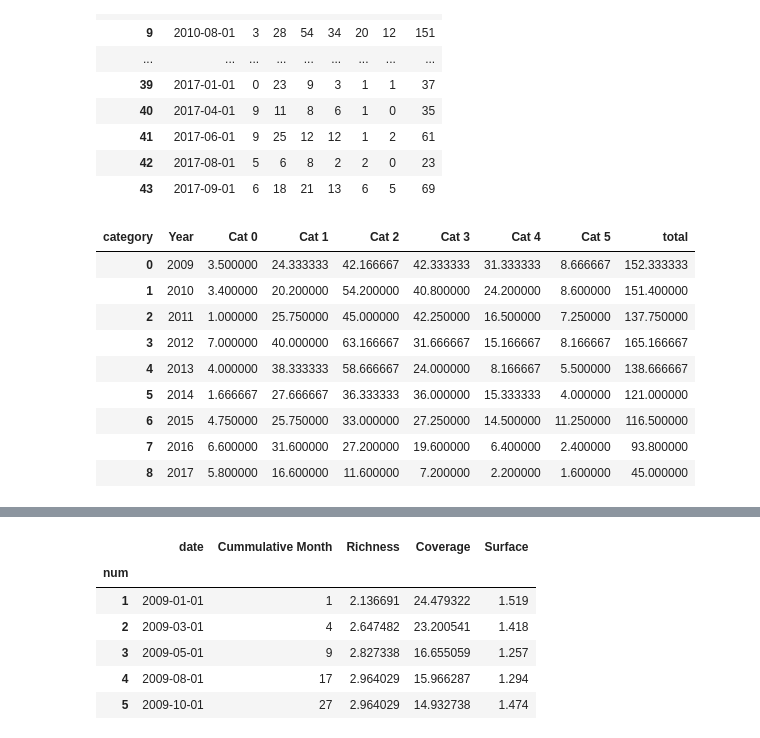
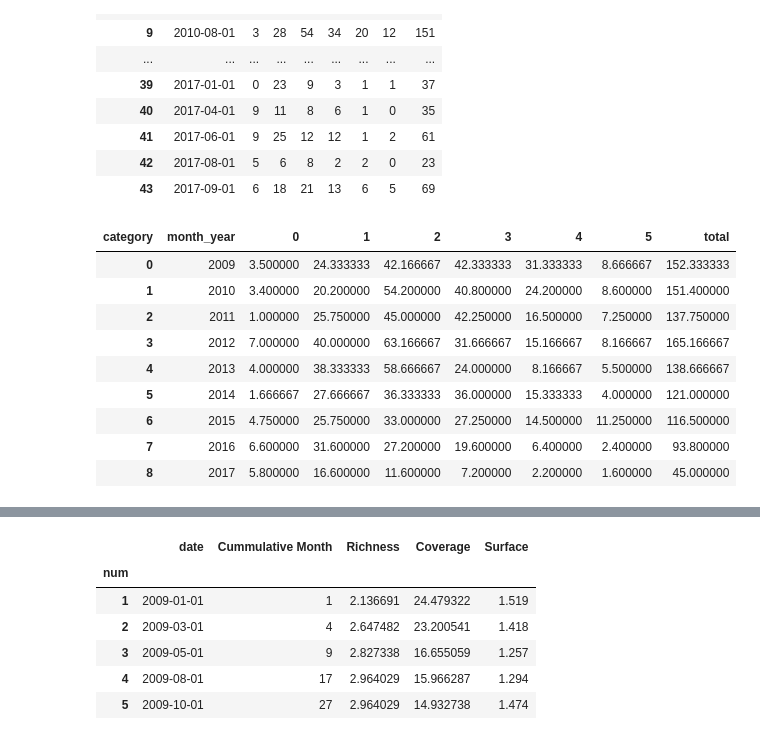
Before and after one commit to luisagranados/sinkholes, a Jupyter notebook: sinkholes_plots.ipynb, the cells around one changed output, grey strips where cells are left out. Drawn from its saved outputs; the diff is of its cells as text; code cells hidden in the pictures.

```diff
--- a/sinkholes_plots.ipynb
+++ b/sinkholes_plots.ipynb
@@ -120,5 +124,5 @@ fig.write_image("depth.png", width=1300, height=700)
 # %%
-df = richness.set_index("category").T.reset_index().rename(columns={"index":"month_year"})
+df_richness = richness.set_index("category").T.reset_index().rename(columns={"index":"month_year"})
 # %%
-df['month_year'] = pd.to_datetime(df['month_year'], format='%b-%y')
+df_richness['month_year'] = pd.to_datetime(df_richness['month_year'], format='%b-%y')
 # %%
@@ -142,19 +146,11 @@ df
 | 42 | 2017-08-01 | 5 | 6 | 8 | 2 | 2 | 0 | 23 |
 | 43 | 2017-09-01 | 6 | 18 | 21 | 13 | 6 | 5 | 69 |
 # %%
-df_mean = df.groupby(df['month_year'].dt.year).mean().reset_index().rename(columns={
-    "month_year":"Year",
-    "0":"Cat 0",
-    "1":"Cat 1",
-    "2":"Cat 2",
-    "3":"Cat 3",
-    "4":"Cat 4",
-    "5":"Cat 5",
-})
+df_mean_richness = df_richness.groupby(df_richness['month_year'].dt.year).mean().reset_index()
 # %%
-df_mean
+df_mean_richness
 # %% [output]
-| category | Year | Cat 0 | Cat 1 | Cat 2 | Cat 3 | Cat 4 | Cat 5 | total |
+| category | month_year | 0 | 1 | 2 | 3 | 4 | 5 | total |
 | 0 | 2009 | 3.500000 | 24.333333 | 42.166667 | 42.333333 | 31.333333 | 8.666667 | 152.333333 |
 | 1 | 2010 | 3.400000 | 20.200000 | 54.200000 | 40.800000 | 24.200000 | 8.600000 | 151.400000 |
 | 2 | 2011 | 1.000000 | 25.750000 | 45.000000 | 42.250000 | 16.500000 | 7.250000 | 137.750000 |
```
Also changed, not shown: parts of 34 cells of this notebook, 10 other files.
